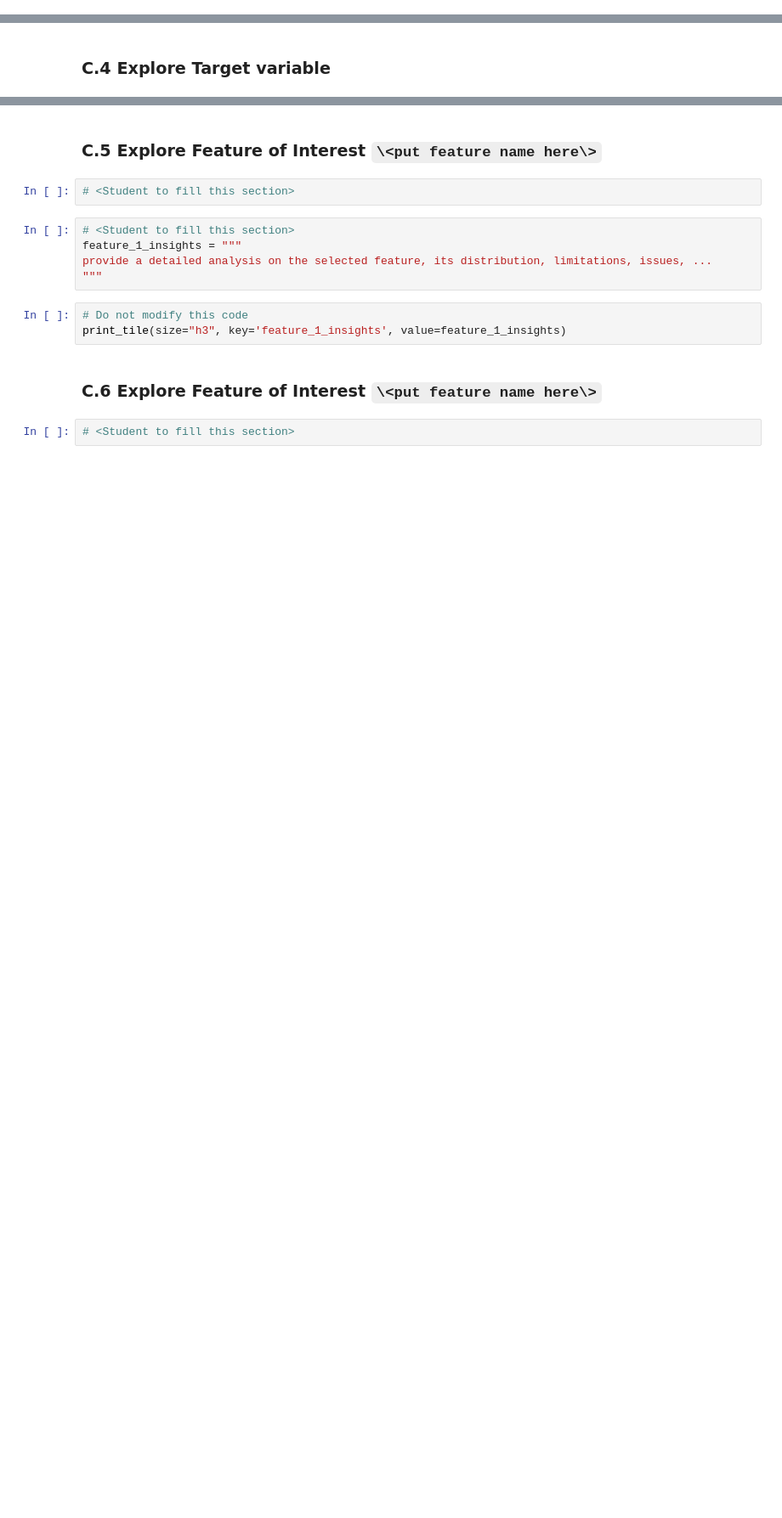
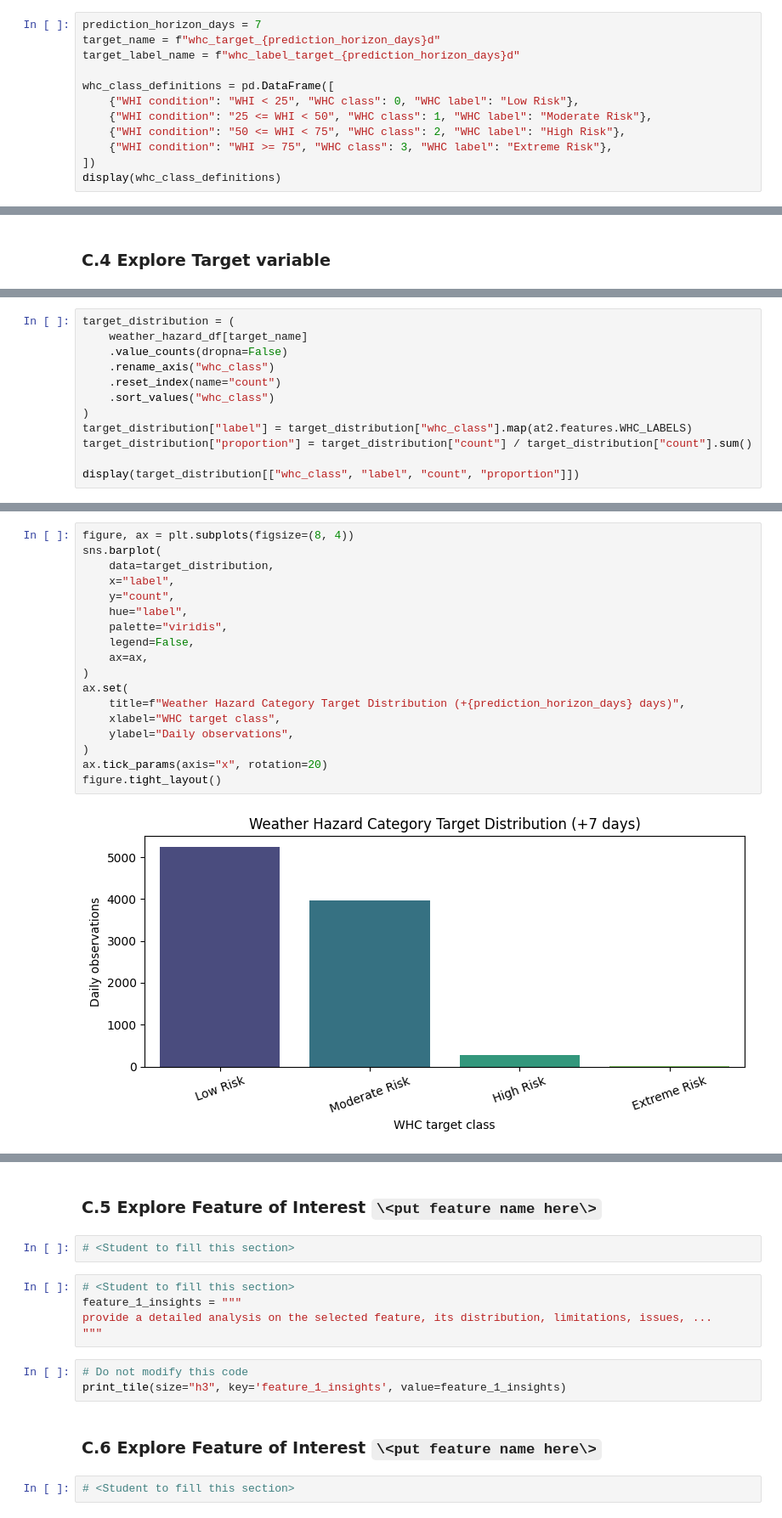
Before and after one commit to RP28/36120-26SP-AT2-26294153-experiments, a Jupyter notebook: notebooks/weather_hazard/36120_26SP_AT2_student_id_experiment.ipynb, the cells around one changed output, grey strips where cells are left out. Shown at 85% size. Drawn from its saved outputs; the diff is of its cells as text; blank space fills up the shorter version.

```diff
--- a/notebooks/weather_hazard/36120_26SP_AT2_student_id_experiment.ipynb
+++ b/notebooks/weather_hazard/36120_26SP_AT2_student_id_experiment.ipynb
@@ -81,0 +142,12 @@ Explain the rationale on the definition of the target variable according to your
+# %%
+prediction_horizon_days = 7
+target_name = f"whc_target_{prediction_horizon_days}d"
+target_label_name = f"whc_label_target_{prediction_horizon_days}d"
+
+whc_class_definitions = pd.DataFrame([
+    {"WHI condition": "WHI < 25", "WHC class": 0, "WHC label": "Low Risk"},
+    {"WHI condition": "25 <= WHI < 50", "WHC class": 1, "WHC label": "Moderate Risk"},
+    {"WHI condition": "50 <= WHI < 75", "WHC class": 2, "WHC label": "High Risk"},
+    {"WHI condition": "WHI >= 75", "WHC class": 3, "WHC label": "Extreme Risk"},
+])
+display(whc_class_definitions)
@@ -103,0 +236,12 @@ provide a detailed analysis on the target variable, its distribution, limitation
+# %%
+target_distribution = (
+    weather_hazard_df[target_name]
+    .value_counts(dropna=False)
+    .rename_axis("whc_class")
+    .reset_index(name="count")
+    .sort_values("whc_class")
+)
+target_distribution["label"] = target_distribution["whc_class"].map(at2.features.WHC_LABELS)
+target_distribution["proportion"] = target_distribution["count"] / target_distribution["count"].sum()
+
+display(target_distribution[["whc_class", "label", "count", "proportion"]])
@@ -103,0 +254,20 @@ provide a detailed analysis on the target variable, its distribution, limitation
+# %%
+figure, ax = plt.subplots(figsize=(8, 4))
+sns.barplot(
+    data=target_distribution,
+    x="label",
+    y="count",
+    hue="label",
+    palette="viridis",
+    legend=False,
+    ax=ax,
+)
+ax.set(
+    title=f"Weather Hazard Category Target Distribution (+{prediction_horizon_days} days)",
+    xlabel="WHC target class",
+    ylabel="Daily observations",
+)
+ax.tick_params(axis="x", rotation=20)
+figure.tight_layout()
+# %% [output]
+[figure, added]
```
Also changed, not shown: parts of 24 cells of this notebook, 5 other files.
